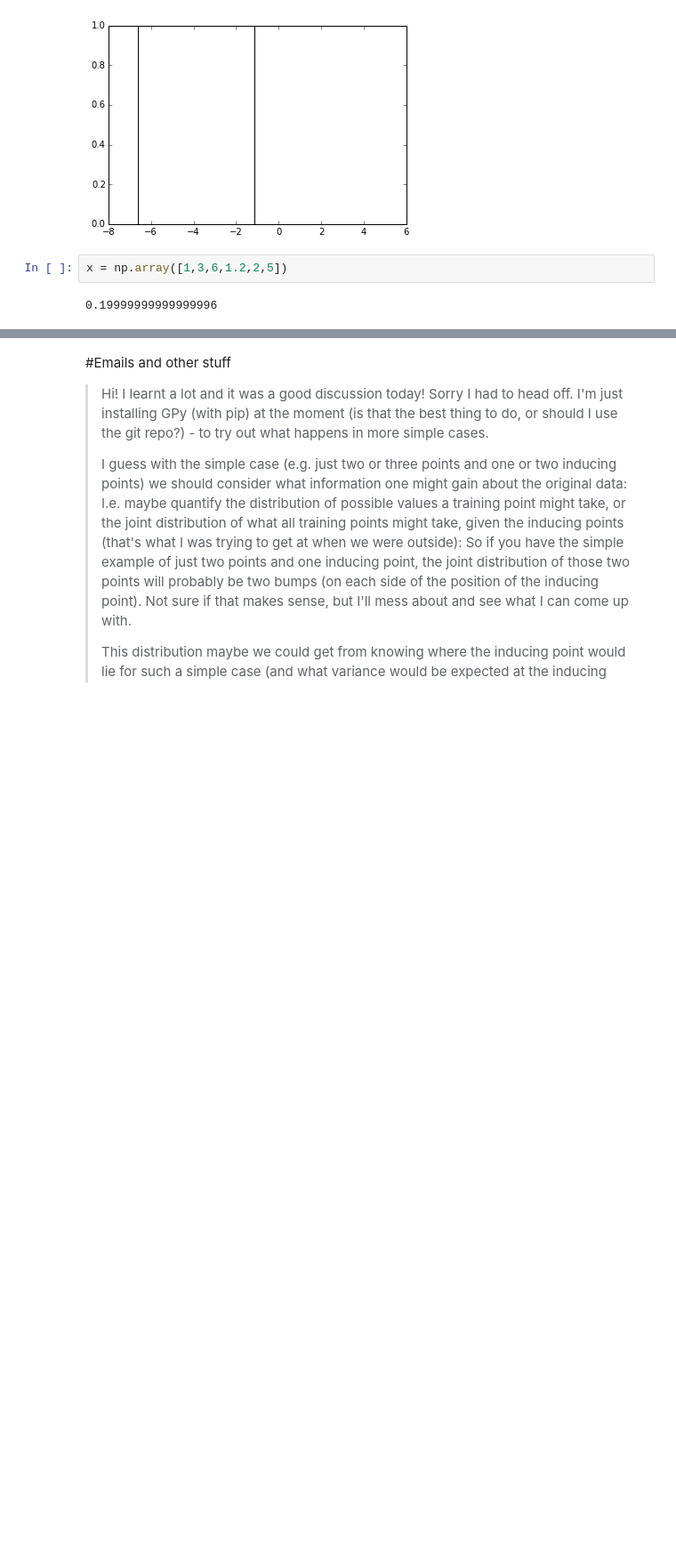
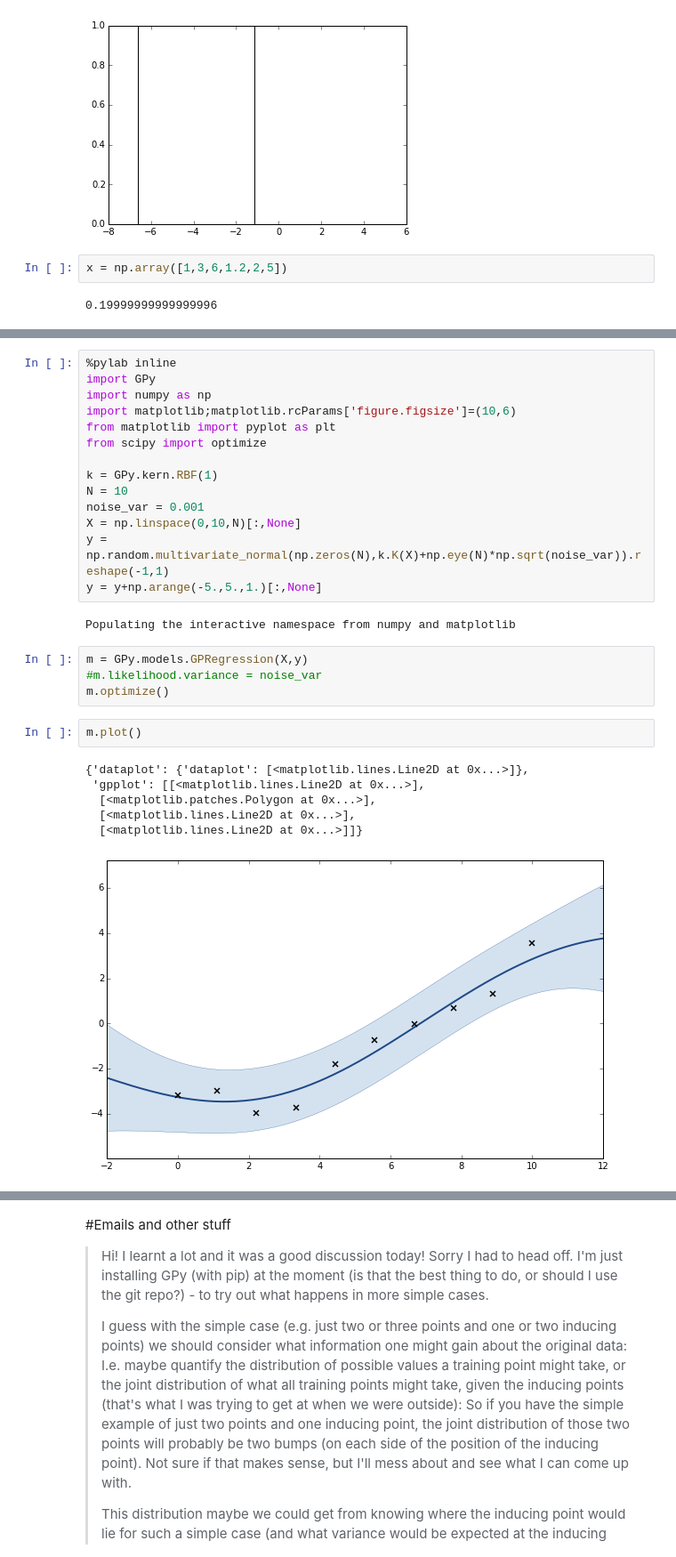
Before and after one commit to scikic/virtual, a Jupyter notebook: Virtual Patients.ipynb, the cells around one changed output, grey strips where cells are left out. Shown: that part at 89% size. Cells and saved outputs as stored; diff of their text form; blank space fills up the shorter version.

```diff
--- a/Virtual Patients.ipynb
+++ b/Virtual Patients.ipynb
@@ -806,0 +811,29 @@ For example, $N = 3$, $y_{max}=10$ we also must ensure that $x$ is at least a ce
+# %%
+%pylab inline
+import GPy
+import numpy as np
+import matplotlib;matplotlib.rcParams['figure.figsize']=(10,6)
+from matplotlib import pyplot as plt
+from scipy import optimize
+
+k = GPy.kern.RBF(1)
+N = 10
+noise_var = 0.001
+X = np.linspace(0,10,N)[:,None]
+y = np.random.multivariate_normal(np.zeros(N),k.K(X)+np.eye(N)*np.sqrt(noise_var)).reshape(-1,1)
+y = y+np.arange(-5.,5.,1.)[:,None]
+# %% [output]
+Populating the interactive namespace from numpy and matplotlib
+# %%
+m = GPy.models.GPRegression(X,y)
+#m.likelihood.variance = noise_var
+m.optimize()
+# %%
+m.plot()
+# %% [output]
+{'dataplot': {'dataplot': [<matplotlib.lines.Line2D at 0x...>]},
+ 'gpplot': [[<matplotlib.lines.Line2D at 0x...>],
+  [<matplotlib.patches.Polygon at 0x...>],
+  [<matplotlib.lines.Line2D at 0x...>],
+  [<matplotlib.lines.Line2D at 0x...>]]}
+[figure, added]
```
Also changed, not shown: parts of 5 cells of this notebook.
